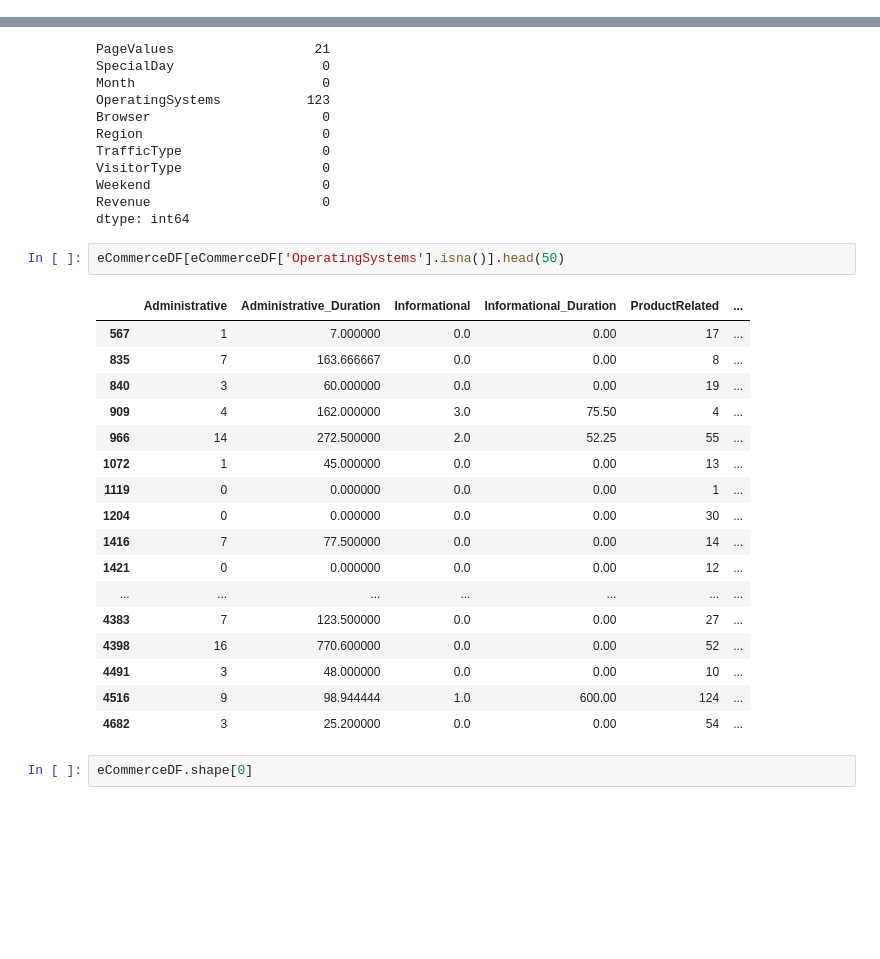
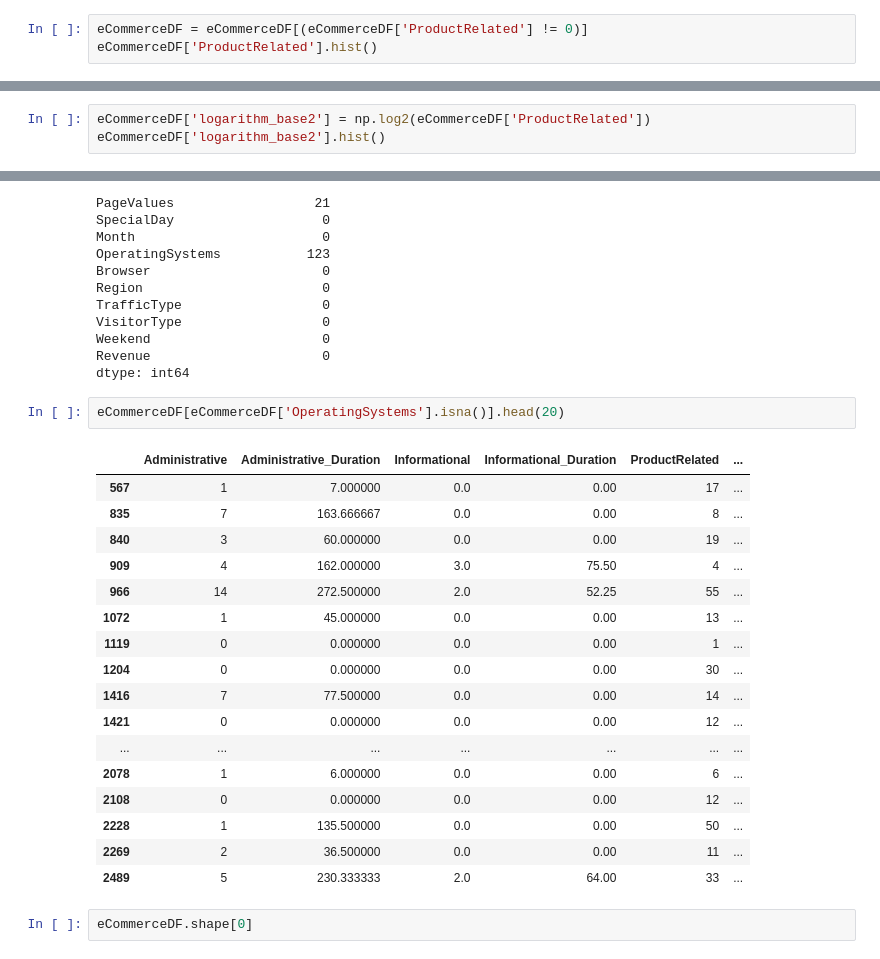
Before and after one commit to ivan-usd/panda-commerce, a Jupyter notebook: notebooks/ivanExploratoryNotebook.ipynb, the cells around one changed output, grey strips where cells are left out. Drawn from its saved outputs; the diff is of its cells as text; blank space fills up the shorter version.

```diff
--- a/notebooks/ivanExploratoryNotebook.ipynb
+++ b/notebooks/ivanExploratoryNotebook.ipynb
@@ -37,0 +43,3 @@ eCommerceDF = pd.read_csv(datasetFP)
+# %%
+eCommerceDF = eCommerceDF[(eCommerceDF['ProductRelated'] != 0)]
+eCommerceDF['ProductRelated'].hist()
@@ -37,0 +49,3 @@ eCommerceDF = pd.read_csv(datasetFP)
+# %%
+eCommerceDF['logarithm_base2'] = np.log2(eCommerceDF['ProductRelated'])
+eCommerceDF['logarithm_base2'].hist()
@@ -204,25 +236,25 @@ Weekend                      0
 Revenue                      0
 dtype: int64
 # %%
-eCommerceDF[eCommerceDF['OperatingSystems'].isna()].head(50)
+eCommerceDF[eCommerceDF['OperatingSystems'].isna()].head(20)
 # %% [output]
 |  | Administrative | Administrative_Duration | Informational | Informational_Duration | ProductRelated | ... |
 | 567 | 1 | 7.000000 | 0.0 | 0.00 | 17 | ... |
 | 835 | 7 | 163.666667 | 0.0 | 0.00 | 8 | ... |
 | 840 | 3 | 60.000000 | 0.0 | 0.00 | 19 | ... |
 | 909 | 4 | 162.000000 | 3.0 | 75.50 | 4 | ... |
 | 966 | 14 | 272.500000 | 2.0 | 52.25 | 55 | ... |
 | 1072 | 1 | 45.000000 | 0.0 | 0.00 | 13 | ... |
 | 1119 | 0 | 0.000000 | 0.0 | 0.00 | 1 | ... |
 | 1204 | 0 | 0.000000 | 0.0 | 0.00 | 30 | ... |
 | 1416 | 7 | 77.500000 | 0.0 | 0.00 | 14 | ... |
 | 1421 | 0 | 0.000000 | 0.0 | 0.00 | 12 | ... |
 | ... | ... | ... | ... | ... | ... | ... |
-| 4383 | 7 | 123.500000 | 0.0 | 0.00 | 27 | ... |
-| 4398 | 16 | 770.600000 | 0.0 | 0.00 | 52 | ... |
-| 4491 | 3 | 48.000000 | 0.0 | 0.00 | 10 | ... |
-| 4516 | 9 | 98.944444 | 1.0 | 600.00 | 124 | ... |
-| 4682 | 3 | 25.200000 | 0.0 | 0.00 | 54 | ... |
+| 2078 | 1 | 6.000000 | 0.0 | 0.00 | 6 | ... |
+| 2108 | 0 | 0.000000 | 0.0 | 0.00 | 12 | ... |
+| 2228 | 1 | 135.500000 | 0.0 | 0.00 | 50 | ... |
+| 2269 | 2 | 36.500000 | 0.0 | 0.00 | 11 | ... |
+| 2489 | 5 | 230.333333 | 2.0 | 64.00 | 33 | ... |
 # %%
 eCommerceDF.shape[0]
 # %% [output]
```
Also changed, not shown: parts of 14 cells of this notebook.
